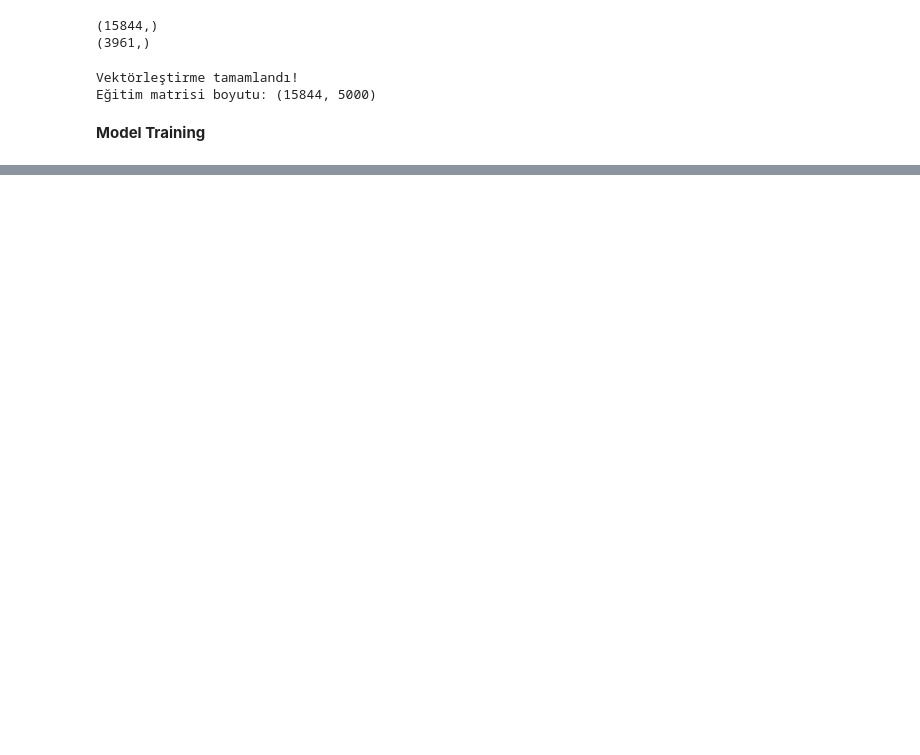
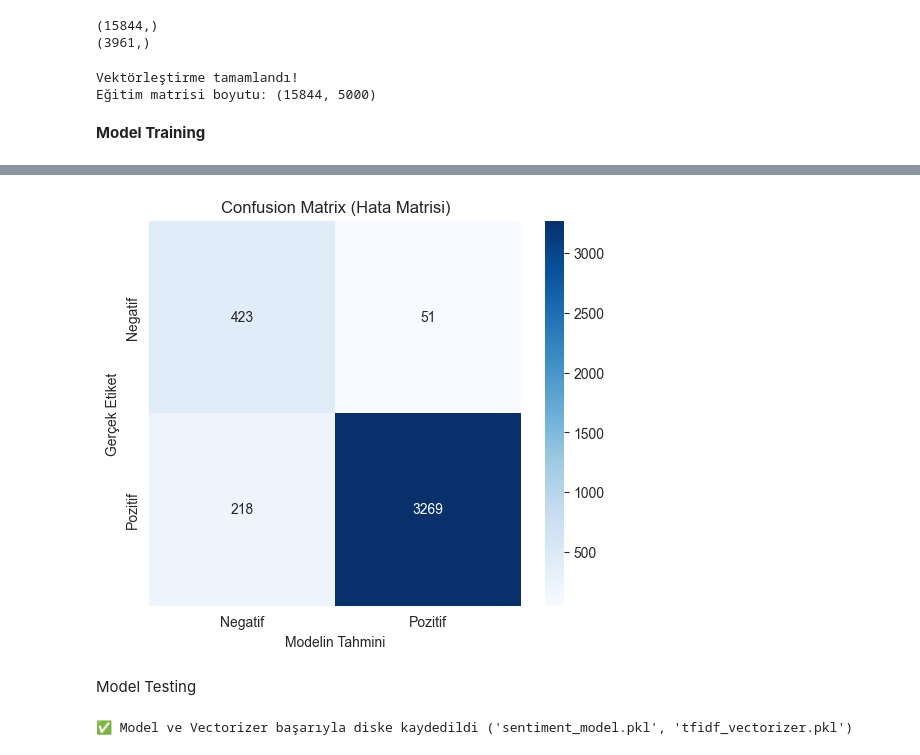
Before and after one commit to nuhmetehan/e-commerce-sentiment-analysis, a Jupyter notebook: notebook/project_main.ipynb, the cells around one changed output, grey strips where cells are left out. Saved outputs shown, nothing was run; the diff lists cells and outputs as text; code cells hidden in the pictures; blank space fills up the shorter version.

Commit message:
model trained, saved and tested

```diff
--- a/notebook/project_main.ipynb
+++ b/notebook/project_main.ipynb
@@ -250,0 +252,5 @@ Eğitim matrisi boyutu: (15844, 5000)
+# %%
+# class_weight='balanced': Dengesiz veri seti için kritik parametre!
+# max_iter=1000: Modelin yakınsaması (converge) için iterasyon sınırını artırdık.
+log_model = LogisticRegression(random_state=42, max_iter=1000, class_weight='balanced')
+log_model.fit(X_train_vec, y_train)
@@ -250,0 +259,3 @@ Eğitim matrisi boyutu: (15844, 5000)
+# %%
+# --- ADIM 2: Tahmin ve Değerlendirme ---
+y_pred = log_model.predict(X_test_vec)
@@ -250,0 +279,17 @@ Eğitim matrisi boyutu: (15844, 5000)
+# %%
+# --- ADIM 3: Karmaşıklık Matrisi (Confusion Matrix) ---
+# Modelin nerede hata yaptığını gözle görelim.
+cm = confusion_matrix(y_test, y_pred)
+# %%
+plt.figure(figsize=(6, 5))
+sns.heatmap(cm, annot=True, fmt='d', cmap='Blues',
+            xticklabels=['Negatif', 'Pozitif'],
+            yticklabels=['Negatif', 'Pozitif'])
+plt.ylabel('Gerçek Etiket')
+plt.xlabel('Modelin Tahmini')
+plt.title('Confusion Matrix (Hata Matrisi)')
+plt.show()
+# %% [output]
+[figure, added]
+# %% [markdown]
+Model Testing
@@ -250,0 +298,9 @@ Eğitim matrisi boyutu: (15844, 5000)
+# %%
+# --- ADIM 1: Modeli ve Vectorizer'ı Kaydetme ---
+# Modeli ve metni sayılara çeviren vectorizer'ı kaydediyoruz.
+# İleride bir web sitesine entegre etmek istersek sadece bu iki dosyayı kullanacağız.
+joblib.dump(log_model, 'sentiment_model.pkl')
+joblib.dump(vectorizer, 'tfidf_vectorizer.pkl')
+print("✅ Model ve Vectorizer başarıyla diske kaydedildi ('sentiment_model.pkl', 'tfidf_vectorizer.pkl')\n")
+# %% [output]
+✅ Model ve Vectorizer başarıyla diske kaydedildi ('sentiment_model.pkl', 'tfidf_vectorizer.pkl')
```
Also changed, not shown: parts of 9 cells of this notebook, 2 other files.
